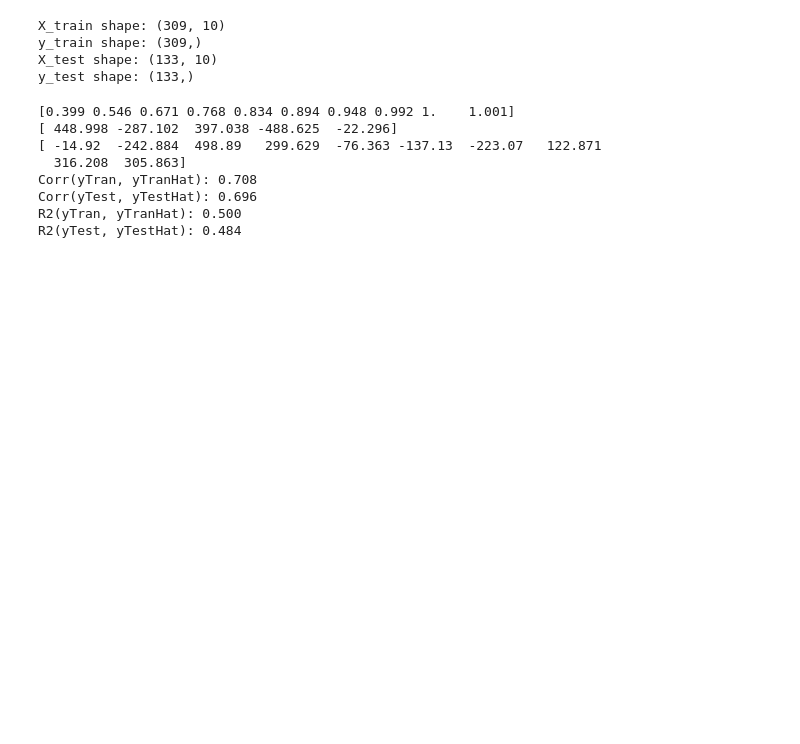
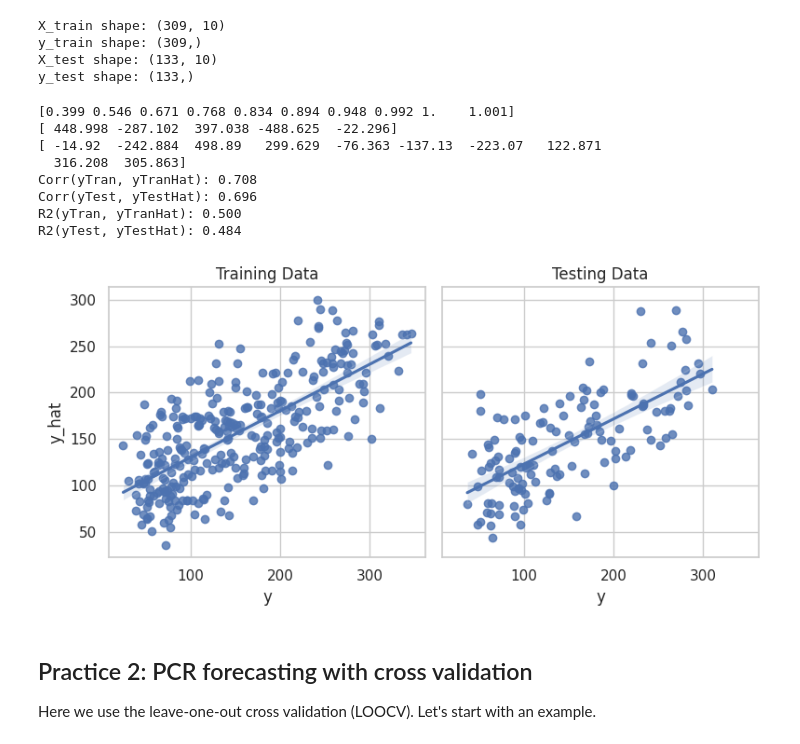
Before and after one commit to gnodnooh/hydroclimatology, a Jupyter notebook: practice_of_principal_component_regression_1.ipynb, the cells around one changed output. Cells and saved outputs as stored; diff of their text form; code cells hidden in the pictures; blank space fills up the shorter version.

```diff
--- a/practice_of_principal_component_regression_1.ipynb
+++ b/practice_of_principal_component_regression_1.ipynb
@@ -276,3 +276,25 @@ Corr(yTran, yTranHat): 0.708
 Corr(yTest, yTestHat): 0.696
 R2(yTran, yTranHat): 0.500
 R2(yTest, yTestHat): 0.484
+# %%
+import matplotlib.pyplot as plt
+import seaborn as sns
+sns.set_theme(style="whitegrid")
+fig, axes = plt.subplots(1, 2, figsize=(8, 4), sharey=True)
+# Plot training data
+sns.regplot(x=y_train, y=y_train_hat, ax=axes[0])
+axes[0].set_title('Training Data')
+axes[0].set_xlabel('y')
+axes[0].set_ylabel('y_hat')
+# Plot testing data
+sns.regplot(x=y_test, y=y_test_hat, ax=axes[1])
+axes[1].set_title('Testing Data')
+axes[1].set_xlabel('y')
+axes[1].set_xlim(axes[0].get_xlim())
+plt.tight_layout()
+plt.show()
+# %% [output]
+[figure, added]
+# %% [markdown]
+## Practice 2: PCR forecasting with cross validation
+Here we use the leave-one-out cross validation (LOOCV). Let's start with an example.
```
Also changed, not shown: parts of 13 cells of this notebook.
